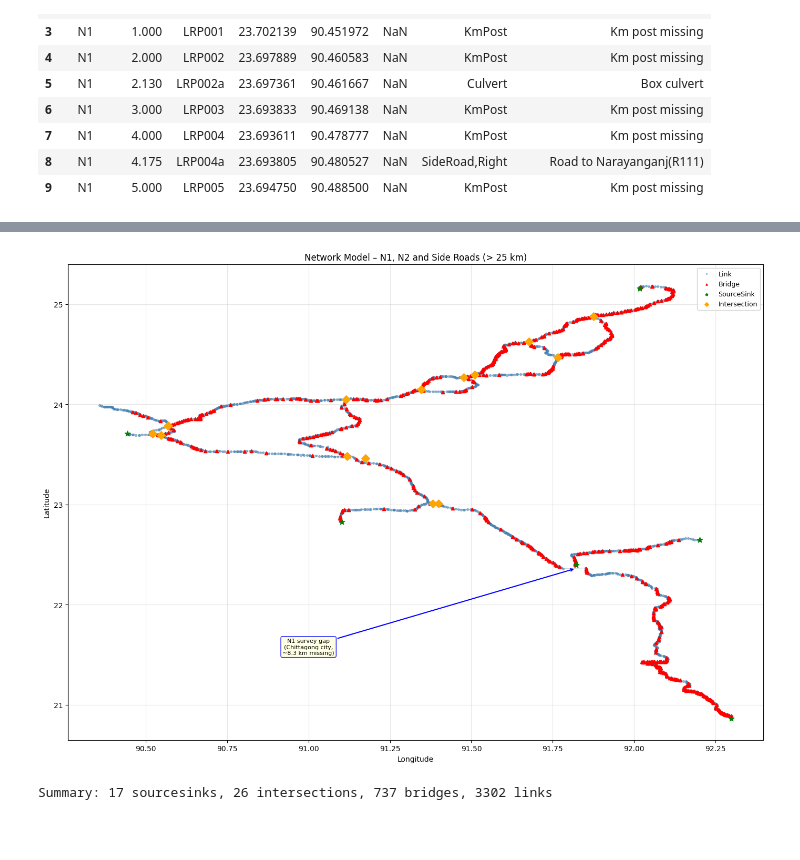
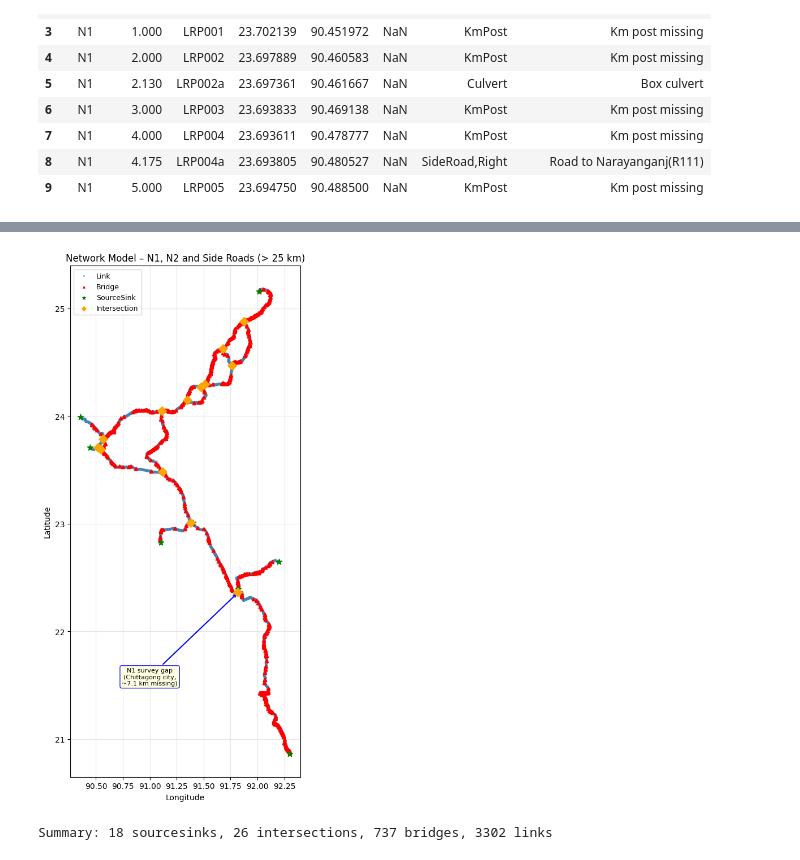
Before and after one commit to taufik-my/ASIM_Team14, a Jupyter notebook: EPA133a-G14-A3/notebook/network_data_preparation.ipynb, the cells around one changed output, grey strips where cells are left out. Cells and saved outputs as stored; diff of their text form; code cells hidden in the pictures; blank space fills up the shorter version.

```diff
--- a/EPA133a-G14-A3/notebook/network_data_preparation.ipynb
+++ b/EPA133a-G14-A3/notebook/network_data_preparation.ipynb
@@ -563,36 +636,49 @@ for road in df_road_file['road'].unique():
         (df_road_file['lrp'] != '')
     ]
     plt.plot(rd['lon'], rd['lat'], linewidth=0.5, color='grey', alpha=0.5)
 
 plt.scatter(links['lon'], links['lat'], s=8, color='steelblue', label='Link', zorder=2, alpha=0.5)
 plt.scatter(bridges['lon'], bridges['lat'], s=20, color='red', marker='^', label='Bridge', zorder=3)
 plt.scatter(sourcesinks['lon'], sourcesinks['lat'], s=60, color='green', marker='*', label='SourceSink', zorder=4)
 plt.scatter(intersections['lon'], intersections['lat'], s=60, color='orange', marker='D', label='Intersection', zorder=5)
 
-# Annotate the Chittagong city survey gap on N1
-# The survey data has an ~8.3 km gap through Chittagong city (chainage 232.7-241.1 km),
-# causing a straight diagonal line that looks like a road crossing but is just N1 itself.
+# Annotate the Chittagong city survey gap on N1 using measured distance between boundary LRPs
+gap_label = 'N1 survey gap\n(Chittagong city)'
+n1_boundaries = df_road_file[
+    (df_road_file['road'] == 'N1')
+    & (df_road_file['lrp'].isin(['LRP235b', 'LRP244b']))
+    & (df_road_file['model_type'].isin(['link', 'bridge', 'sourcesink']))
+]
+if n1_boundaries['lrp'].nunique() == 2:
+    p = n1_boundaries.drop_duplicates(subset=['lrp']).set_index('lrp')
+    gap_m = haversine_distance(
+        p.at['LRP235b', 'lat'], p.at['LRP235b', 'lon'],
+        p.at['LRP244b', 'lat'], p.at['LRP244b', 'lon'],
+    )
+    gap_label = f'N1 survey gap\n(Chittagong city,\n~{gap_m/1000:.1f} km missing)'
+
 gap_lat, gap_lon = 22.36, 91.82
 plt.annotate(
-    'N1 survey gap\n(Chittagong city,\n~8.3 km missing)',
+    gap_label,
     xy=(gap_lon, gap_lat),
     xytext=(91.0, 21.5),
     fontsize=8,
     ha='center',
     arrowprops=dict(arrowstyle='->', color='blue', lw=1.5),
     bbox=dict(boxstyle='round,pad=0.3', fc='lightyellow', ec='blue', alpha=0.9),
 )
 
 plt.xlabel('Longitude')
 plt.ylabel('Latitude')
 plt.title('Network Model – N1, N2 and Side Roads (> 25 km)')
 plt.legend(markerscale=0.5, fontsize=9)
 plt.grid(True, alpha=0.3)
+plt.gca().set_aspect('equal')
 plt.tight_layout()
 plt.show()
 
 print(f"\nSummary: {len(sourcesinks)} sourcesinks, {len(intersections)} intersections, "
       f"{len(bridges)} bridges, {len(links)} links")
 # %% [output]
-[figure, old version]
+[figure, new version]
-Summary: 17 sourcesinks, 26 intersections, 737 bridges, 3302 links
+Summary: 18 sourcesinks, 26 intersections, 737 bridges, 3302 links
```
Also changed, not shown: parts of 7 cells of this notebook.
